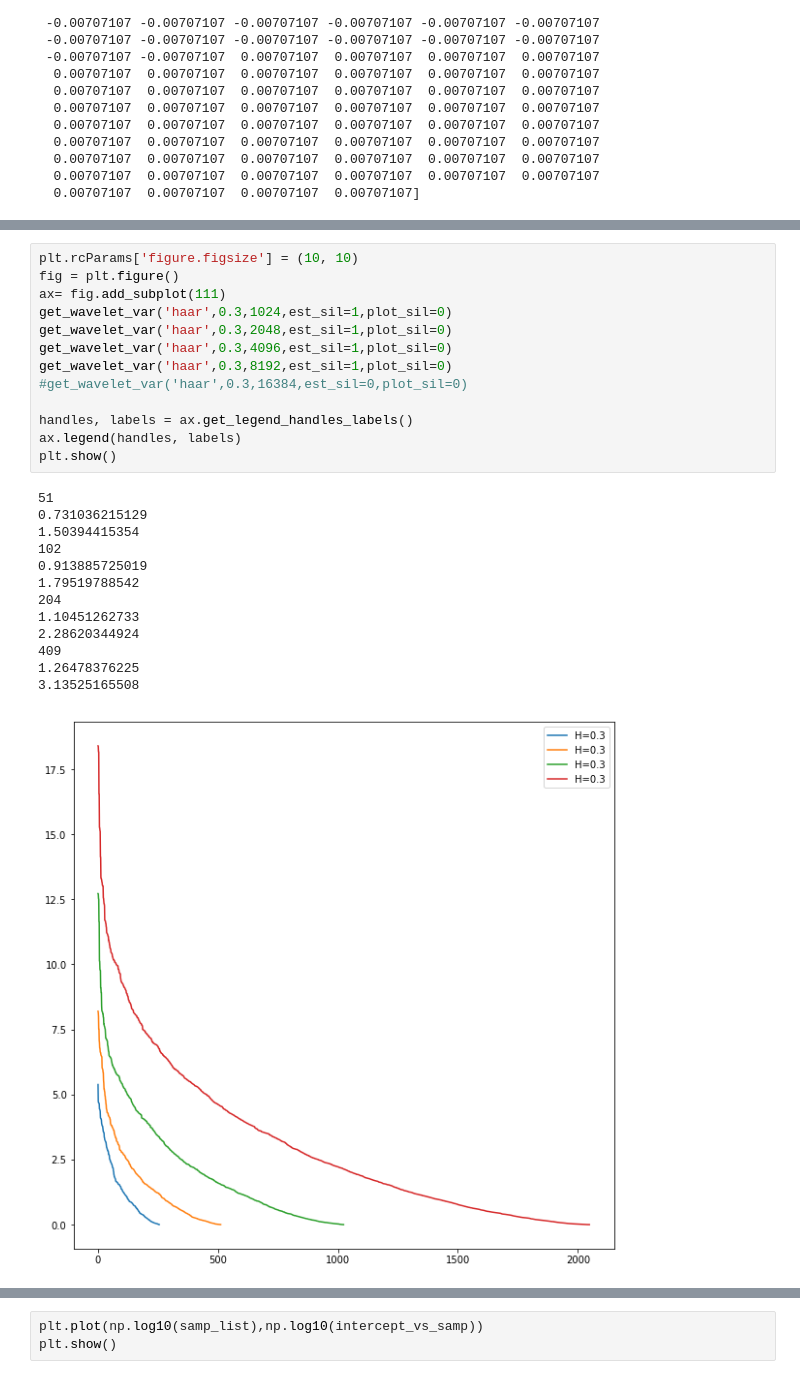
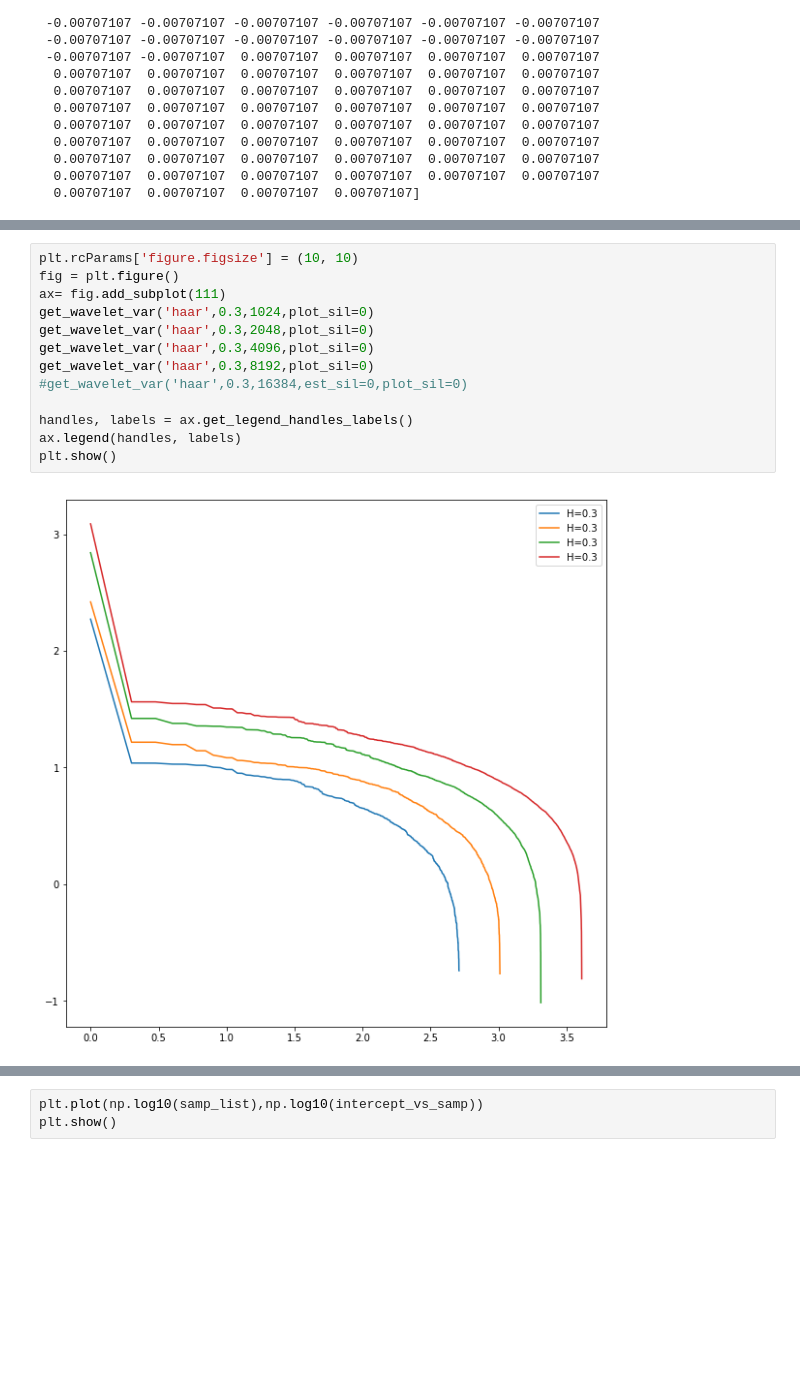
Before and after one commit to Agrim9/MultiFractal_Signal_Analysis, a Jupyter notebook: FBM_NB.ipynb, the cells around one changed output, grey strips where cells are left out. Drawn from its saved outputs; the diff is of its cells as text; blank space fills up the shorter version.

```diff
--- a/FBM_NB.ipynb
+++ b/FBM_NB.ipynb
@@ -329,28 +321,16 @@ plt.show()
 # %%
 plt.rcParams['figure.figsize'] = (10, 10)
 fig = plt.figure()
 ax= fig.add_subplot(111)
-get_wavelet_var('haar',0.3,1024,est_sil=1,plot_sil=0)
-get_wavelet_var('haar',0.3,2048,est_sil=1,plot_sil=0)
-get_wavelet_var('haar',0.3,4096,est_sil=1,plot_sil=0)
-get_wavelet_var('haar',0.3,8192,est_sil=1,plot_sil=0)
+get_wavelet_var('haar',0.3,1024,plot_sil=0)
+get_wavelet_var('haar',0.3,2048,plot_sil=0)
+get_wavelet_var('haar',0.3,4096,plot_sil=0)
+get_wavelet_var('haar',0.3,8192,plot_sil=0)
 #get_wavelet_var('haar',0.3,16384,est_sil=0,plot_sil=0)
 
 handles, labels = ax.get_legend_handles_labels()
 ax.legend(handles, labels)
 plt.show()
 # %% [output]
-51
-0.731036215129
-1.50394415354
-102
-0.913885725019
-1.79519788542
-204
-1.10451262733
-2.28620344924
-409
-1.26478376225
-3.13525165508
-[figure, old version]
+[figure, new version]
 # %%
```
Also changed, not shown: parts of 3 cells of this notebook, 2 other files.
